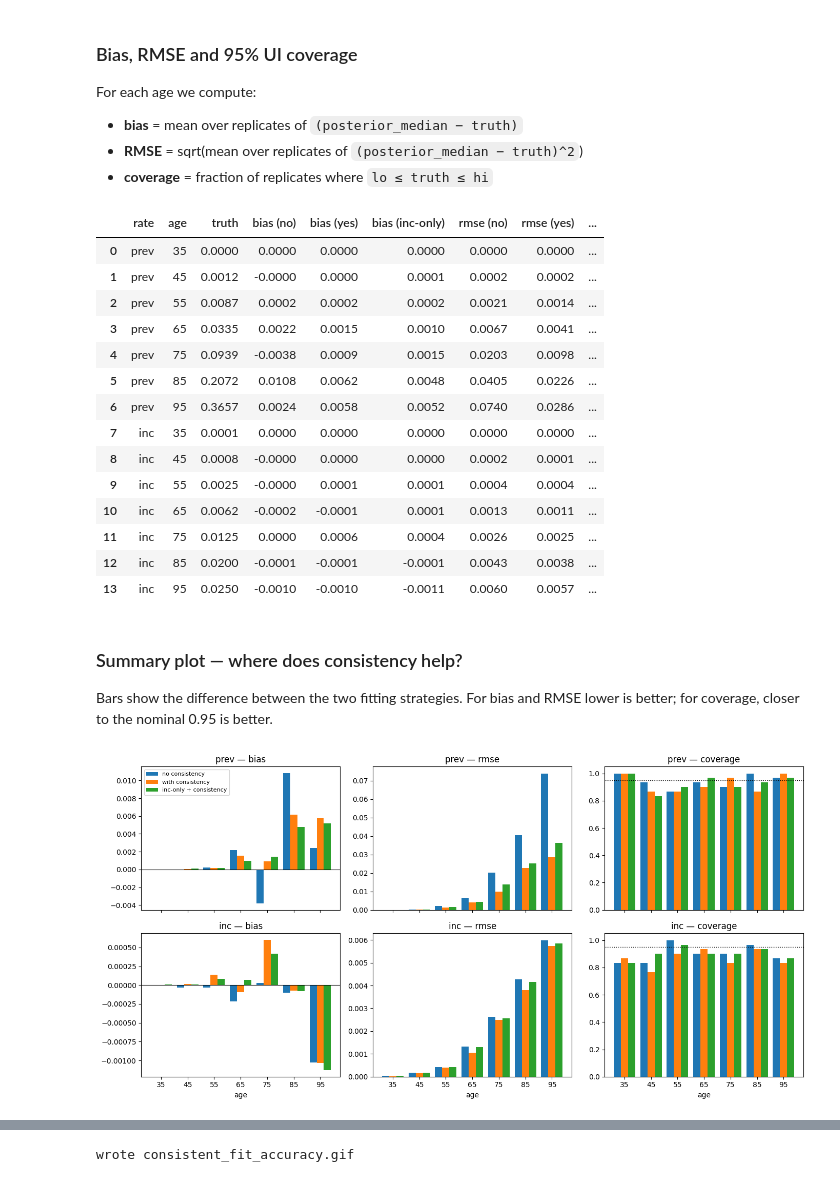
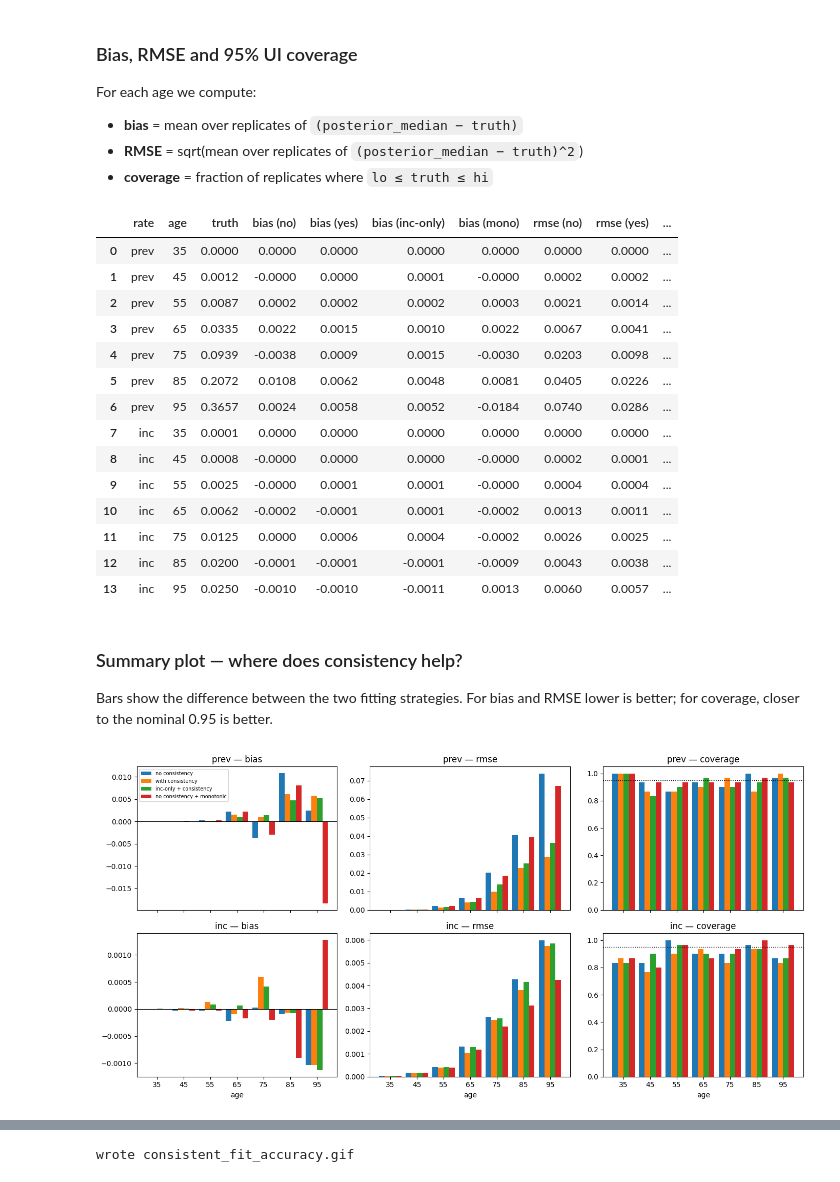
Before and after one commit to ihmeuw/vivarium_csu_alzheimers, a Jupyter notebook: notebooks/consistent_fit_accuracy.ipynb, the cells around one changed output, grey strips where cells are left out. Cells and saved outputs as stored; diff of their text form; code cells hidden in the pictures.

Commit message:
add comparison to monotonic-constraint model

```diff
--- a/notebooks/consistent_fit_accuracy.ipynb
+++ b/notebooks/consistent_fit_accuracy.ipynb
@@ -186,14 +216,16 @@ def simulate_dataset(seed):
 
 def fit(model_fn, obs_prev, obs_inc, seed, num_warmup=150, num_samples=150):
     # init_to_value silently ignores keys that are not sample sites in the
-    # given model, so this one dict works for all three models (the
-    # inc-only model's sample site is "prev_rest" instead of "prev").
+    # given model, so this one dict works for all four models (inc-only
+    # uses "prev_rest"; the monotonic model uses "inc_deltas" / "prev_deltas").
     kernel = infer.NUTS(
         model_fn,
         init_strategy=infer.init_to_value(values={
             "prev": jnp.ones(n_ages) * 0.05,
             "prev_rest": jnp.ones(n_ages - 1) * 0.05,
             "inc": jnp.ones(n_ages) * 0.01,
+            "inc_deltas": jnp.ones(n_ages) * 0.01,
+            "prev_deltas": jnp.ones(n_ages - 1) * 0.01,
         }),
     )
     mcmc = infer.MCMC(
@@ -204,9 +236,10 @@ def fit(model_fn, obs_prev, obs_inc, seed, num_warmup=150, num_samples=150):
     return mcmc.get_samples()
 # %%
 obs_prev_1, obs_inc_1 = simulate_dataset(seed=0)
-samples_no  = fit(model_no_consistency,          obs_prev_1, obs_inc_1, seed=11)
-samples_yes = fit(model_with_consistency,        obs_prev_1, obs_inc_1, seed=12)
-samples_inc = fit(model_inc_only_with_consistency, obs_prev_1, obs_inc_1, seed=13)
+samples_no   = fit(model_no_consistency,           obs_prev_1, obs_inc_1, seed=11)
+samples_yes  = fit(model_with_consistency,         obs_prev_1, obs_inc_1, seed=12)
+samples_inc  = fit(model_inc_only_with_consistency, obs_prev_1, obs_inc_1, seed=13)
+samples_mono = fit(model_no_consistency_monotonic, obs_prev_1, obs_inc_1, seed=14)
 
 def summarise(samples, name):
     med = np.median(samples[name], axis=0)
@@ -220,6 +253,8 @@ prev_yes = summarise(samples_yes, "prev")
 inc_yes  = summarise(samples_yes, "inc")
 prev_inc_only = summarise(samples_inc, "prev")
 inc_inc_only  = summarise(samples_inc, "inc")
+prev_mono = summarise(samples_mono, "prev")
+inc_mono  = summarise(samples_mono, "inc")
 print("Done.")
 # %% [output]
 Done.
@@ -268,6 +307,7 @@ MODELS = [
     ("no",       model_no_consistency),
     ("yes",      model_with_consistency),
     ("inc_only", model_inc_only_with_consistency),
+    ("mono",     model_no_consistency_monotonic),
 ]
 
 results = {
@@ -320,7 +360,8 @@ def accuracy(med, lo, hi, truth):
     cov  = np.mean((lo <= truth[None, :]) & (truth[None, :] <= hi), axis=0)
     return bias, rmse, cov
 
-TAGS = ["no", "yes", "inc_only"]
+TAGS = ["no", "yes", "inc_only", "mono"]
+TAG_LABELS = {"no": "no", "yes": "yes", "inc_only": "inc-only", "mono": "mono"}
 
 metrics = {}
 for tag in TAGS:
@@ -339,35 +380,29 @@ import pandas as pd
 rows = []
 for name, truth in [("prev", true_prev), ("inc", true_inc)]:
     for i, a in enumerate(ages):
-        rows.append({
-            "rate": name, "age": a, "truth": truth[i],
-            "bias (no)":       metrics["no"][name]["bias"][i],
-            "bias (yes)":      metrics["yes"][name]["bias"][i],
-            "bias (inc-only)": metrics["inc_only"][name]["bias"][i],
-            "rmse (no)":       metrics["no"][name]["rmse"][i],
-            "rmse (yes)":      metrics["yes"][name]["rmse"][i],
-            "rmse (inc-only)": metrics["inc_only"][name]["rmse"][i],
-            "cov (no)":        metrics["no"][name]["coverage"][i],
-            "cov (yes)":       metrics["yes"][name]["coverage"][i],
-            "cov (inc-only)":  metrics["inc_only"][name]["coverage"][i],
-        })
+        row = {"rate": name, "age": a, "truth": truth[i]}
+        for metric in ("bias", "rmse", "cov"):
+            key = "coverage" if metric == "cov" else metric
+            for tag in TAGS:
+                row[f"{metric} ({TAG_LABELS[tag]})"] = metrics[tag][name][key][i]
+        rows.append(row)
 pd.DataFrame(rows).round(4)
 # %% [output]
-|  | rate | age | truth | bias (no) | bias (yes) | bias (inc-only) | rmse (no) | rmse (yes) | ... |
-| 0 | prev | 35 | 0.0000 | 0.0000 | 0.0000 | 0.0000 | 0.0000 | 0.0000 | ... |
-| 1 | prev | 45 | 0.0012 | -0.0000 | 0.0000 | 0.0001 | 0.0002 | 0.0002 | ... |
-| 2 | prev | 55 | 0.0087 | 0.0002 | 0.0002 | 0.0002 | 0.0021 | 0.0014 | ... |
-| 3 | prev | 65 | 0.0335 | 0.0022 | 0.0015 | 0.0010 | 0.0067 | 0.0041 | ... |
-| 4 | prev | 75 | 0.0939 | -0.0038 | 0.0009 | 0.0015 | 0.0203 | 0.0098 | ... |
-| 5 | prev | 85 | 0.2072 | 0.0108 | 0.0062 | 0.0048 | 0.0405 | 0.0226 | ... |
-| 6 | prev | 95 | 0.3657 | 0.0024 | 0.0058 | 0.0052 | 0.0740 | 0.0286 | ... |
-| 7 | inc | 35 | 0.0001 | 0.0000 | 0.0000 | 0.0000 | 0.0000 | 0.0000 | ... |
-| 8 | inc | 45 | 0.0008 | -0.0000 | 0.0000 | 0.0000 | 0.0002 | 0.0001 | ... |
-| 9 | inc | 55 | 0.0025 | -0.0000 | 0.0001 | 0.0001 | 0.0004 | 0.0004 | ... |
-| 10 | inc | 65 | 0.0062 | -0.0002 | -0.0001 | 0.0001 | 0.0013 | 0.0011 | ... |
-| 11 | inc | 75 | 0.0125 | 0.0000 | 0.0006 | 0.0004 | 0.0026 | 0.0025 | ... |
-| 12 | inc | 85 | 0.0200 | -0.0001 | -0.0001 | -0.0001 | 0.0043 | 0.0038 | ... |
-| 13 | inc | 95 | 0.0250 | -0.0010 | -0.0010 | -0.0011 | 0.0060 | 0.0057 | ... |
+|  | rate | age | truth | bias (no) | bias (yes) | bias (inc-only) | bias (mono) | rmse (no) | rmse (yes) | ... |
+| 0 | prev | 35 | 0.0000 | 0.0000 | 0.0000 | 0.0000 | 0.0000 | 0.0000 | 0.0000 | ... |
+| 1 | prev | 45 | 0.0012 | -0.0000 | 0.0000 | 0.0001 | -0.0000 | 0.0002 | 0.0002 | ... |
+| 2 | prev | 55 | 0.0087 | 0.0002 | 0.0002 | 0.0002 | 0.0003 | 0.0021 | 0.0014 | ... |
+| 3 | prev | 65 | 0.0335 | 0.0022 | 0.0015 | 0.0010 | 0.0022 | 0.0067 | 0.0041 | ... |
+| 4 | prev | 75 | 0.0939 | -0.0038 | 0.0009 | 0.0015 | -0.0030 | 0.0203 | 0.0098 | ... |
+| 5 | prev | 85 | 0.2072 | 0.0108 | 0.0062 | 0.0048 | 0.0081 | 0.0405 | 0.0226 | ... |
+| 6 | prev | 95 | 0.3657 | 0.0024 | 0.0058 | 0.0052 | -0.0184 | 0.0740 | 0.0286 | ... |
+| 7 | inc | 35 | 0.0001 | 0.0000 | 0.0000 | 0.0000 | 0.0000 | 0.0000 | 0.0000 | ... |
+| 8 | inc | 45 | 0.0008 | -0.0000 | 0.0000 | 0.0000 | -0.0000 | 0.0002 | 0.0001 | ... |
+| 9 | inc | 55 | 0.0025 | -0.0000 | 0.0001 | 0.0001 | -0.0000 | 0.0004 | 0.0004 | ... |
+| 10 | inc | 65 | 0.0062 | -0.0002 | -0.0001 | 0.0001 | -0.0002 | 0.0013 | 0.0011 | ... |
+| 11 | inc | 75 | 0.0125 | 0.0000 | 0.0006 | 0.0004 | -0.0002 | 0.0026 | 0.0025 | ... |
+| 12 | inc | 85 | 0.0200 | -0.0001 | -0.0001 | -0.0001 | -0.0009 | 0.0043 | 0.0038 | ... |
+| 13 | inc | 95 | 0.0250 | -0.0010 | -0.0010 | -0.0011 | 0.0013 | 0.0060 | 0.0057 | ... |
 # %% [markdown]
 ### Summary plot — where does consistency help?
 
@@ -376,33 +411,34 @@ and RMSE lower is better; for coverage, closer to the nominal 0.95 is
 better.
 # %%
 fig, axes = plt.subplots(2, 3, figsize=(14, 7), sharex=True)
-x = np.arange(n_ages); width = 0.27
+x = np.arange(n_ages); width = 0.21
 tag_info = [
     ("no",       "C0", "no consistency"),
     ("yes",      "C1", "with consistency"),
     ("inc_only", "C2", "inc-only + consistency"),
+    ("mono",     "C3", "no consistency + monotonic"),
 ]
 
 for row, (name, truth) in enumerate([("prev", true_prev), ("inc", true_inc)]):
     for col, metric in enumerate(["bias", "rmse", "coverage"]):
         ax = axes[row, col]
         for j, (tag, color, label) in enumerate(tag_info):
-            offset = (j - 1) * width  # -width, 0, +width
+            offset = (j - 1.5) * width  # symmetric offsets for 4 bars
             v = metrics[tag][name][metric]
             ax.bar(x + offset, v, width, color=color, label=label)
         if metric == "coverage":
             ax.axhline(0.95, color='k', ls=':', lw=1, label='nominal 0.95')
             ax.set_ylim(0, 1.05)
         elif metric == "bias":
             ax.axhline(0.0, color='k', lw=0.8)
         ax.set_title(f"{name} — {metric}")
         ax.set_xticks(x); ax.set_xticklabels(ages)
         if row == 1: ax.set_xlabel('age')
-        if row == 0 and col == 0: ax.legend(fontsize=8)
+        if row == 0 and col == 0: ax.legend(fontsize=7)
 
 plt.tight_layout(); plt.show()
 # %% [output]
-[figure, old version]
+[figure, new version]
 # %% [markdown]
 ## A compelling GIF — metrics converging as replicates accumulate
 
```
Also changed, not shown: parts of 7 cells of this notebook, 1 other file.
